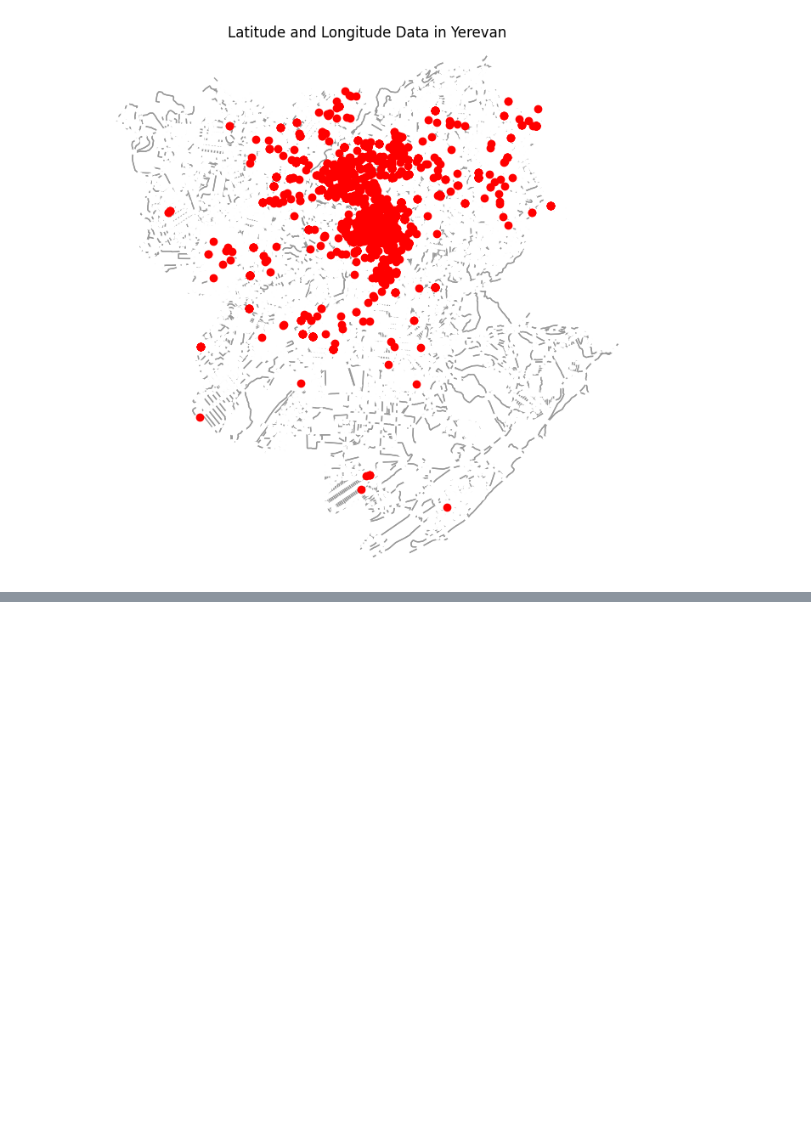
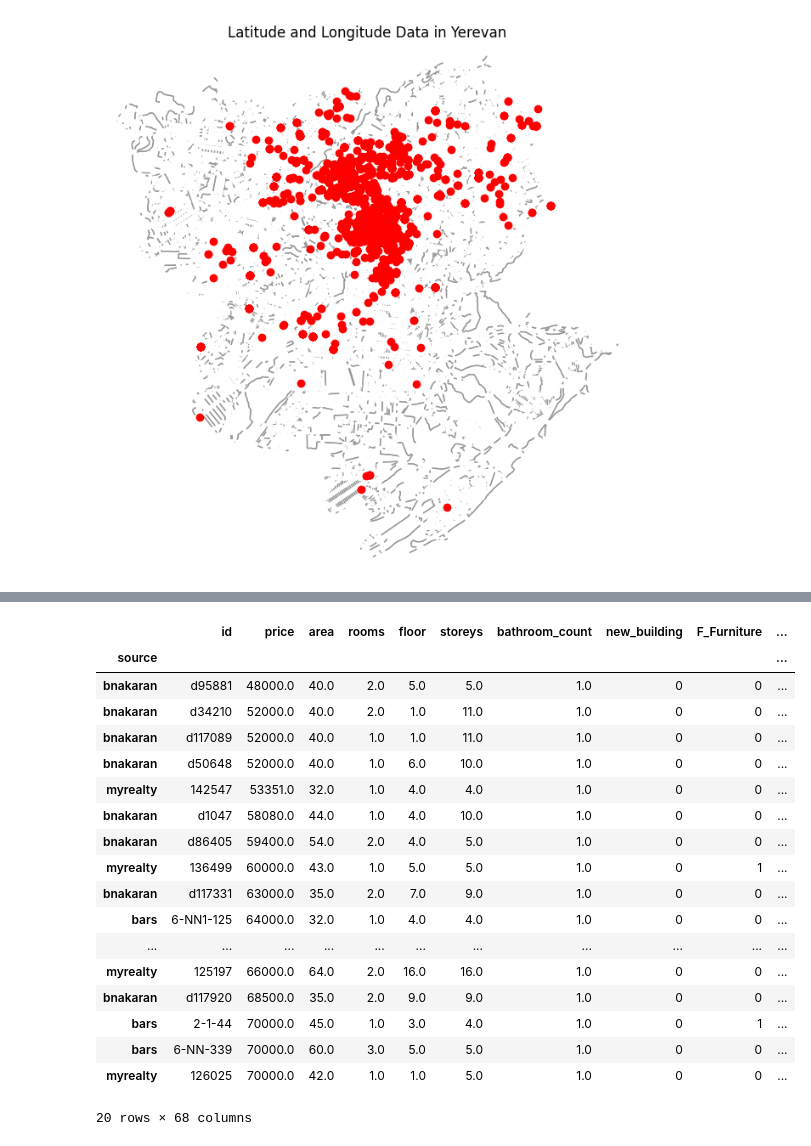
Before and after one commit to PetrosTepoyan/capstone, a Jupyter notebook: FINAL_NOTEBOOKS/VisualizationsV1.ipynb, the cells around one changed output, grey strips where cells are left out. Drawn from its saved outputs; the diff is of its cells as text; code cells hidden in the pictures; blank space fills up the shorter version.

```diff
--- a/FINAL_NOTEBOOKS/VisualizationsV1.ipynb
+++ b/FINAL_NOTEBOOKS/VisualizationsV1.ipynb
@@ -17,0 +31,23 @@ plt.show()
+# %%
+data.head(10)
+data.sort_values(by='price').head(20)
+# %% [output]
+|  | id | price | area | rooms | floor | storeys | bathroom_count | new_building | F_Furniture | ... |
+| source |  |  |  |  |  |  |  |  |  | ... |
+| bnakaran | d95881 | 48000.0 | 40.0 | 2.0 | 5.0 | 5.0 | 1.0 | 0 | 0 | ... |
+| bnakaran | d34210 | 52000.0 | 40.0 | 2.0 | 1.0 | 11.0 | 1.0 | 0 | 0 | ... |
+| bnakaran | d117089 | 52000.0 | 40.0 | 1.0 | 1.0 | 11.0 | 1.0 | 0 | 0 | ... |
+| bnakaran | d50648 | 52000.0 | 40.0 | 1.0 | 6.0 | 10.0 | 1.0 | 0 | 0 | ... |
+| myrealty | 142547 | 53351.0 | 32.0 | 1.0 | 4.0 | 4.0 | 1.0 | 0 | 0 | ... |
+| bnakaran | d1047 | 58080.0 | 44.0 | 1.0 | 4.0 | 10.0 | 1.0 | 0 | 0 | ... |
+| bnakaran | d86405 | 59400.0 | 54.0 | 2.0 | 4.0 | 5.0 | 1.0 | 0 | 0 | ... |
+| myrealty | 136499 | 60000.0 | 43.0 | 1.0 | 5.0 | 5.0 | 1.0 | 0 | 1 | ... |
+| bnakaran | d117331 | 63000.0 | 35.0 | 2.0 | 7.0 | 9.0 | 1.0 | 0 | 0 | ... |
+| bars | 6-NN1-125 | 64000.0 | 32.0 | 1.0 | 4.0 | 4.0 | 1.0 | 0 | 0 | ... |
+| ... | ... | ... | ... | ... | ... | ... | ... | ... | ... | ... |
+| myrealty | 125197 | 66000.0 | 64.0 | 2.0 | 16.0 | 16.0 | 1.0 | 0 | 0 | ... |
+| bnakaran | d117920 | 68500.0 | 35.0 | 2.0 | 9.0 | 9.0 | 1.0 | 0 | 0 | ... |
+| bars | 2-1-44 | 70000.0 | 45.0 | 1.0 | 3.0 | 4.0 | 1.0 | 0 | 1 | ... |
+| bars | 6-NN-339 | 70000.0 | 60.0 | 3.0 | 5.0 | 5.0 | 1.0 | 0 | 0 | ... |
+| myrealty | 126025 | 70000.0 | 42.0 | 1.0 | 1.0 | 5.0 | 1.0 | 0 | 0 | ... |
+20 rows × 68 columns
```
Also changed, not shown: parts of 4 cells of this notebook, 9 other files.
